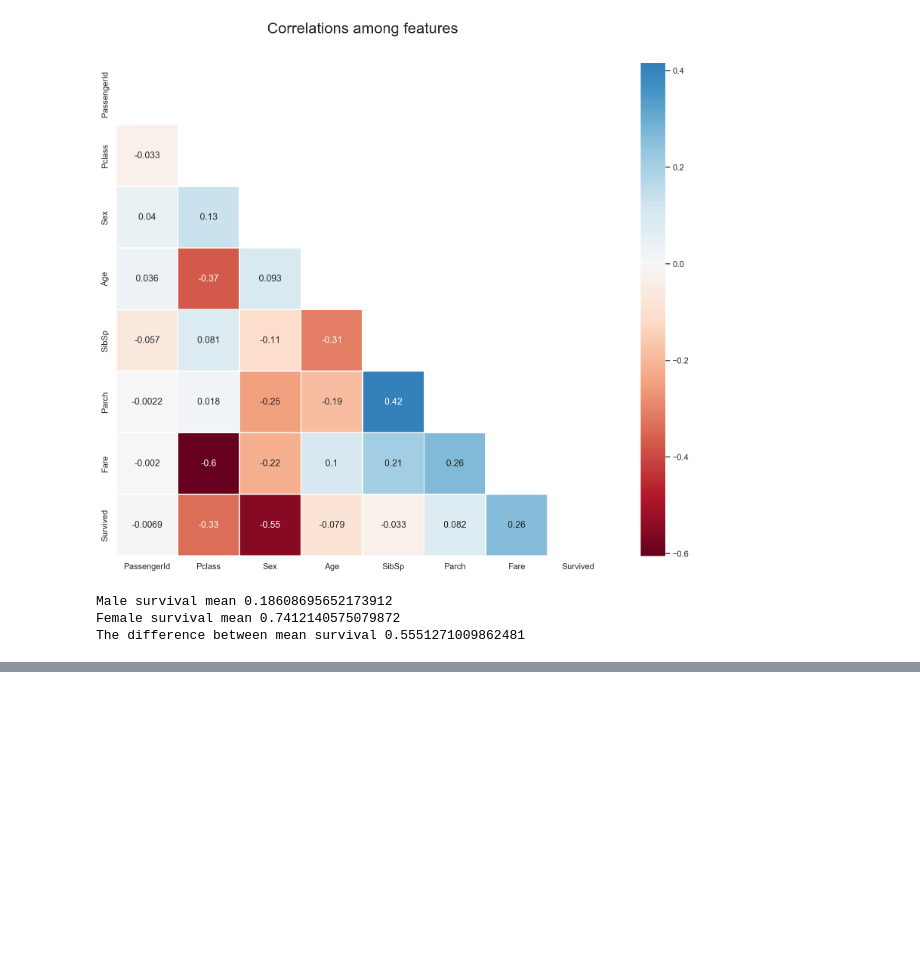
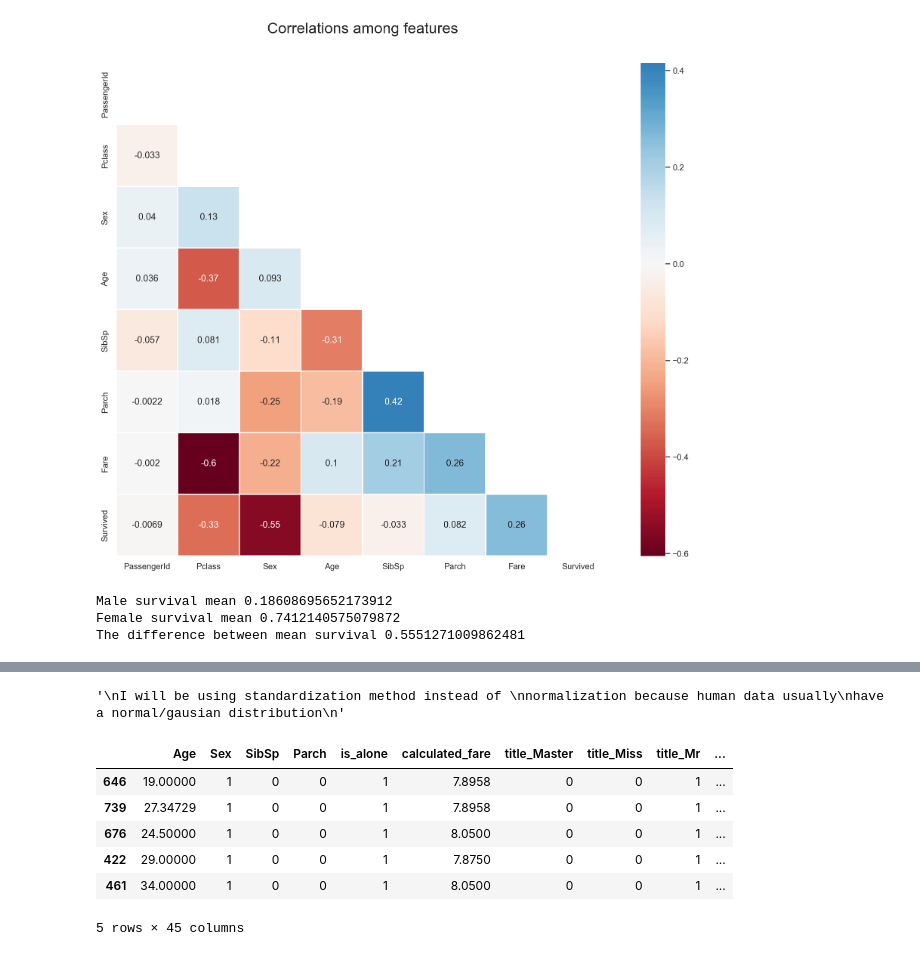
Before and after one commit to ehtesam3154/kaggle_titanic, a Jupyter notebook: titanic/titanic_source_code.ipynb, the cells around one changed output, grey strips where cells are left out. Cells and saved outputs as stored; diff of their text form; code cells hidden in the pictures; blank space fills up the shorter version.

```diff
--- a/titanic/titanic_source_code.ipynb
+++ b/titanic/titanic_source_code.ipynb
@@ -928,0 +913,13 @@ test = pd.concat([test[["Age", "Sex"]], test.loc[:,"SibSp":]], axis=1)
+# %%
+#separating independent and dependent variables
+X = train.drop(['Survived'], axis = 1)
+y = train["Survived"]
+# %%
+#splitting training data for cross-validation
+
+"""
+using 2/3rd of training data to train our model
+"""
+
+from sklearn.model_selection import train_test_split
+X_train, X_test, y_train, y_test = train_test_split(X,y, test_size=0.33, random_state=69)
@@ -928,0 +949,20 @@ test = pd.concat([test[["Age", "Sex"]], test.loc[:,"SibSp":]], axis=1)
+# %%
+"""
+I will be using standardization method instead of
+normalization because human data usually
+have a normal/gausian distribution
+"""
+# %% [output]
+'\nI will be using standardization method instead of \nnormalization because human data usually\nhave a normal/gausian distribution\n'
+# %%
+##lets see some training data before scaling
+headers = X_train.columns
+X_train.head()
+# %% [output]
+|  | Age | Sex | SibSp | Parch | is_alone | calculated_fare | title_Master | title_Miss | title_Mr | ... |
+| 646 | 19.00000 | 1 | 0 | 0 | 1 | 7.8958 | 0 | 0 | 1 | ... |
+| 739 | 27.34729 | 1 | 0 | 0 | 1 | 7.8958 | 0 | 0 | 1 | ... |
+| 676 | 24.50000 | 1 | 0 | 0 | 1 | 8.0500 | 0 | 0 | 1 | ... |
+| 422 | 29.00000 | 1 | 0 | 0 | 1 | 7.8750 | 0 | 0 | 1 | ... |
+| 461 | 34.00000 | 1 | 0 | 0 | 1 | 8.0500 | 0 | 0 | 1 | ... |
+5 rows × 45 columns
```
Also changed, not shown: parts of 76 cells of this notebook.
